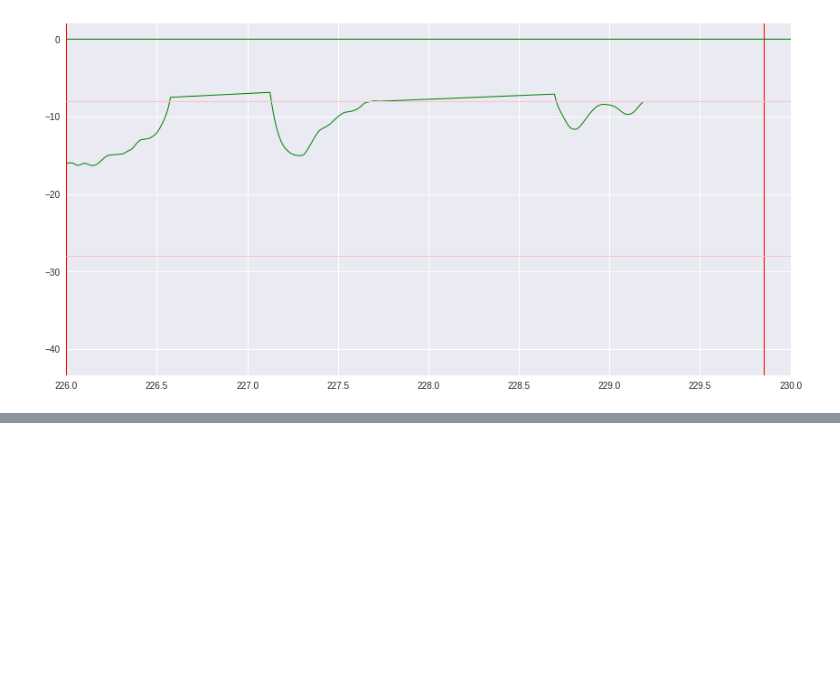
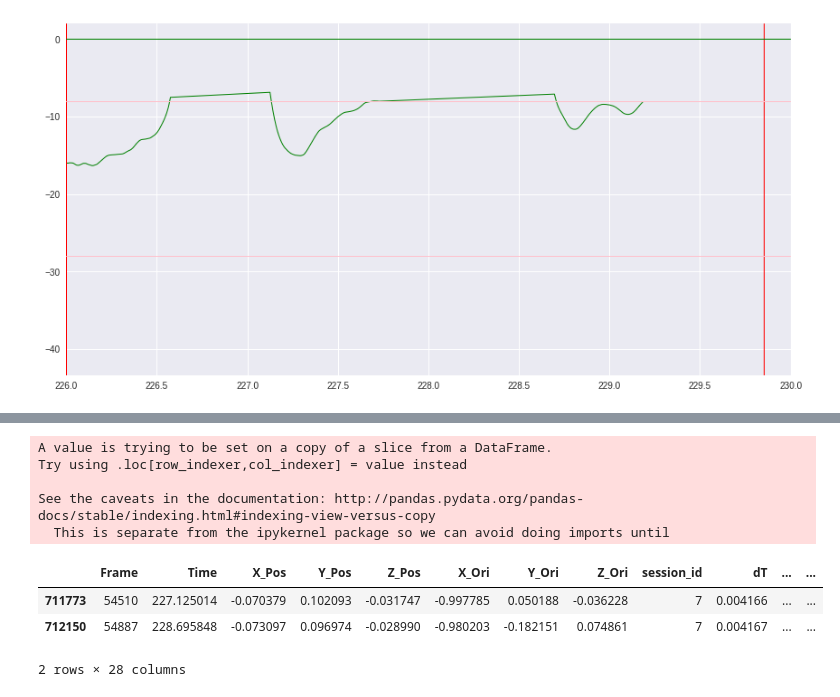
Before and after one commit to alTeska/VR_Acuity, a Jupyter notebook: notebooks/SRB_retraction_2304.ipynb, the cells around one changed output, grey strips where cells are left out. Cells and saved outputs as stored; diff of their text form; code cells hidden in the pictures; blank space fills up the shorter version.

```diff
--- a/notebooks/SRB_retraction_2304.ipynb
+++ b/notebooks/SRB_retraction_2304.ipynb
@@ -111,0 +123,15 @@ g.map(plt.plot, "Time", "dtime" , alpha=1, linewidth=1, color='red');
+# %%
+# dfSRB['retract'] = dfSRB[dfSRB['dtime']>0.5]
+# dfSRB['retract'] = np.select(dfSRB['dtime']>0.5, 'True', default='False')
+dfSRB['retract'] = np.where(dfSRB['dtime']>0.5, True, False)
+dfSRB[dfSRB['retract']==True ]
+# %% [output]
+A value is trying to be set on a copy of a slice from a DataFrame.
+Try using .loc[row_indexer,col_indexer] = value instead
+
+See the caveats in the documentation: http://pandas.pydata.org/pandas-docs/stable/indexing.html#indexing-view-versus-copy
+  This is separate from the ipykernel package so we can avoid doing imports until
+|  | Frame | Time | X_Pos | Y_Pos | Z_Pos | X_Ori | Y_Ori | Z_Ori | session_id | dT | ... | ... |
+| 711773 | 54510 | 227.125014 | -0.070379 | 0.102093 | -0.031747 | -0.997785 | 0.050188 | -0.036228 | 7 | 0.004166 | ... | ... |
+| 712150 | 54887 | 228.695848 | -0.073097 | 0.096974 | -0.028990 | -0.980203 | -0.182151 | 0.074861 | 7 | 0.004167 | ... | ... |
+2 rows × 28 columns
```
Also changed, not shown: parts of 7 cells of this notebook, 4 other files.
